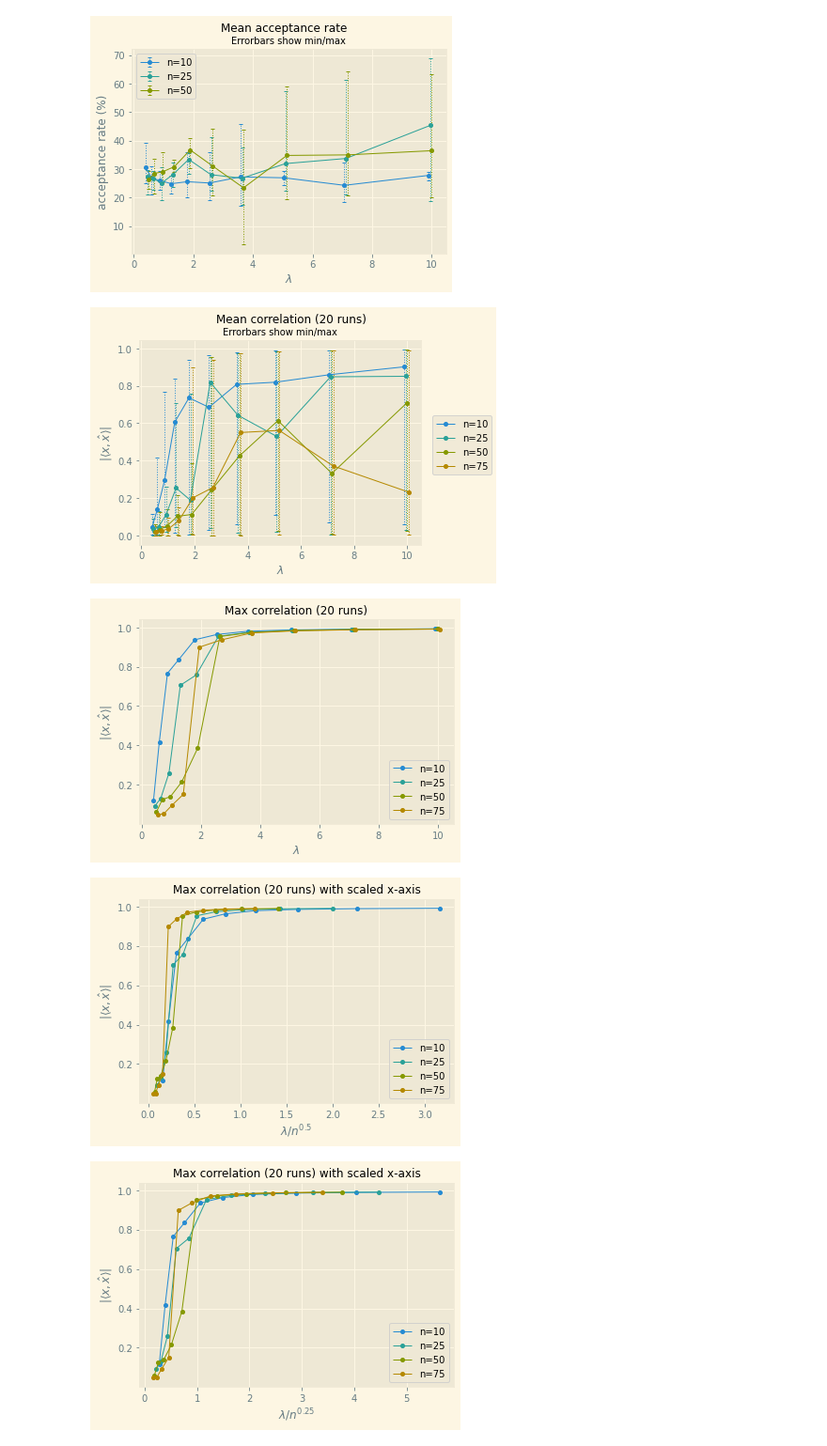
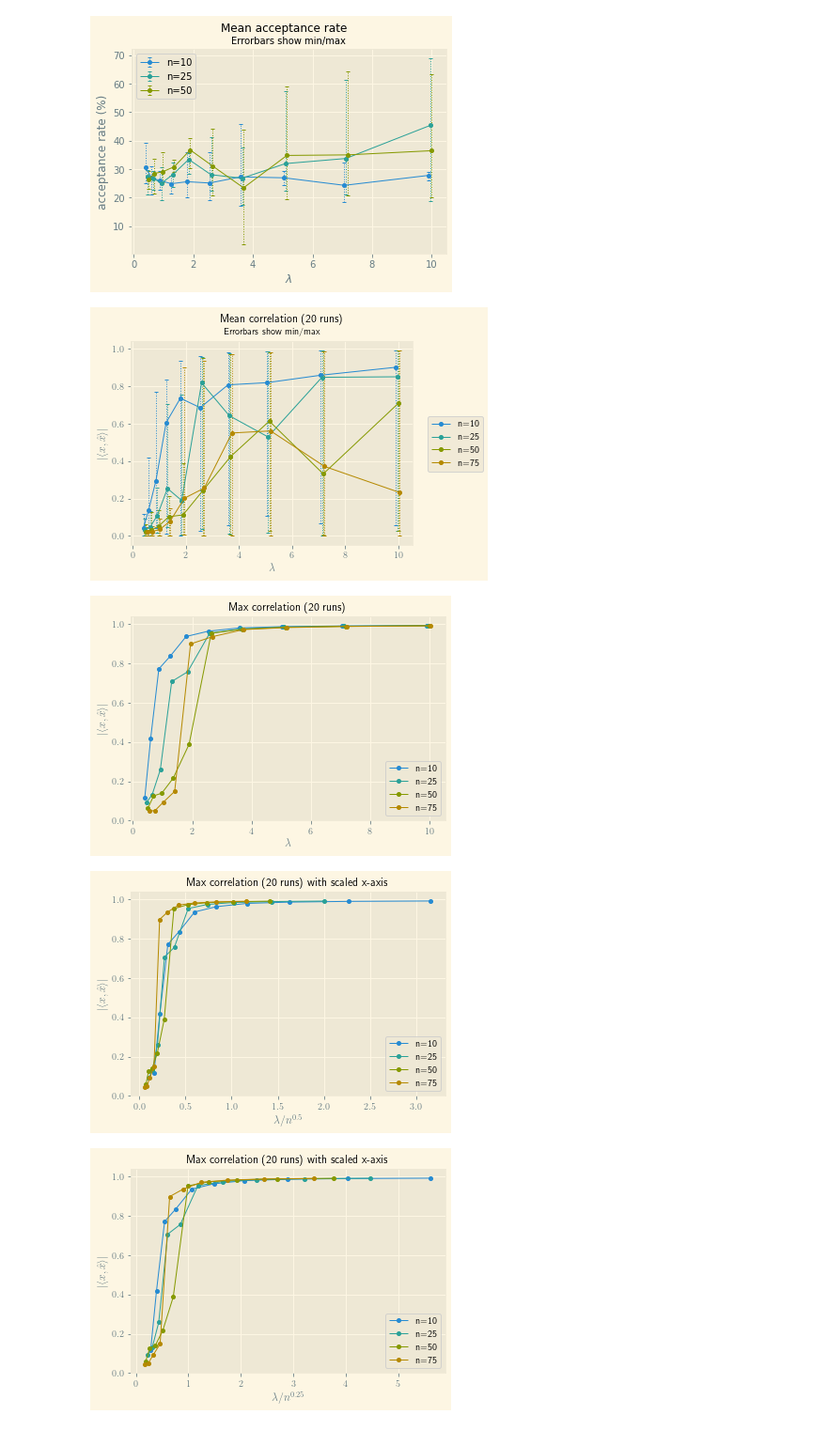
Before and after one commit to fhehli/tensor-pca, a Jupyter notebook: plot.ipynb, the cells around one changed output. Shown: that part at 94% size. Saved outputs shown, nothing was run; the diff lists cells and outputs as text; code cells hidden in the pictures.

```diff
--- a/plot.ipynb
+++ b/plot.ipynb
@@ -181,7 +181,7 @@ if not os.path.exists(f"figures/{run}"):
 
 correlations = np.abs(np.array([l["correlations"] for l in results]))
 final_correlations = np.array(
-    [correlation_list[:, -1] for correlation_list in correlations]
+    [correlation_list[:, -2] for correlation_list in correlations]
 )
 acceptance_rates = np.array([l["acceptance_rates"] for l in results])
 
@@ -198,6 +198,7 @@ n_runs = acceptance_rates.shape[1]
 
 # plotting
 with plt.style.context("Solarize_Light2"):
+    plt.rc('text', usetex=True)
     # correlation plot
     fig, axes = plt.subplots(nrows=1)
 
@@ -295,34 +296,34 @@ with plt.style.context("Solarize_Light2"):
 
     # acceptance rate plot
     plt.figure()
 
     for i in range(len(dims)):
         means = 100 * acceptance_rates.mean(axis=1)[i * 10 : (i + 1) * 10]
         mins = 100 * acceptance_rates.min(axis=1)[i * 10 : (i + 1) * 10]
         maxs = 100 * acceptance_rates.max(axis=1)[i * 10 : (i + 1) * 10]
         eb = plt.errorbar(
             (i - 2) * 0.05 + lambdas,
             means,
             yerr=[means - mins, maxs - means],
             label=labels[i],
             fmt="o-",
             linewidth=1,
             markersize=4,
             capsize=2,
             elinewidth=1,
         )
         eb[-1][0].set_linestyle(":")
     plt.suptitle("Mean acceptance rate", fontsize=12)
     plt.title("Errorbars show min/max", fontsize=10)
 
     plt.xlabel(r"$\lambda$")
     plt.ylabel(r"acceptance rate (%)")
 
     plt.legend()
     plt.show
     plt.savefig(f"figures/{run}/acceptance_rates.png", dpi=900)
 # %% [output]
-[figure, old version]
+[figure, new version]
-[figure, old version]
+[figure, new version]
-[figure, old version]
+[figure, new version]
-[figure, old version]
+[figure, new version]
```
Also changed, not shown: parts of 1 cell of this notebook, 8 other files.
